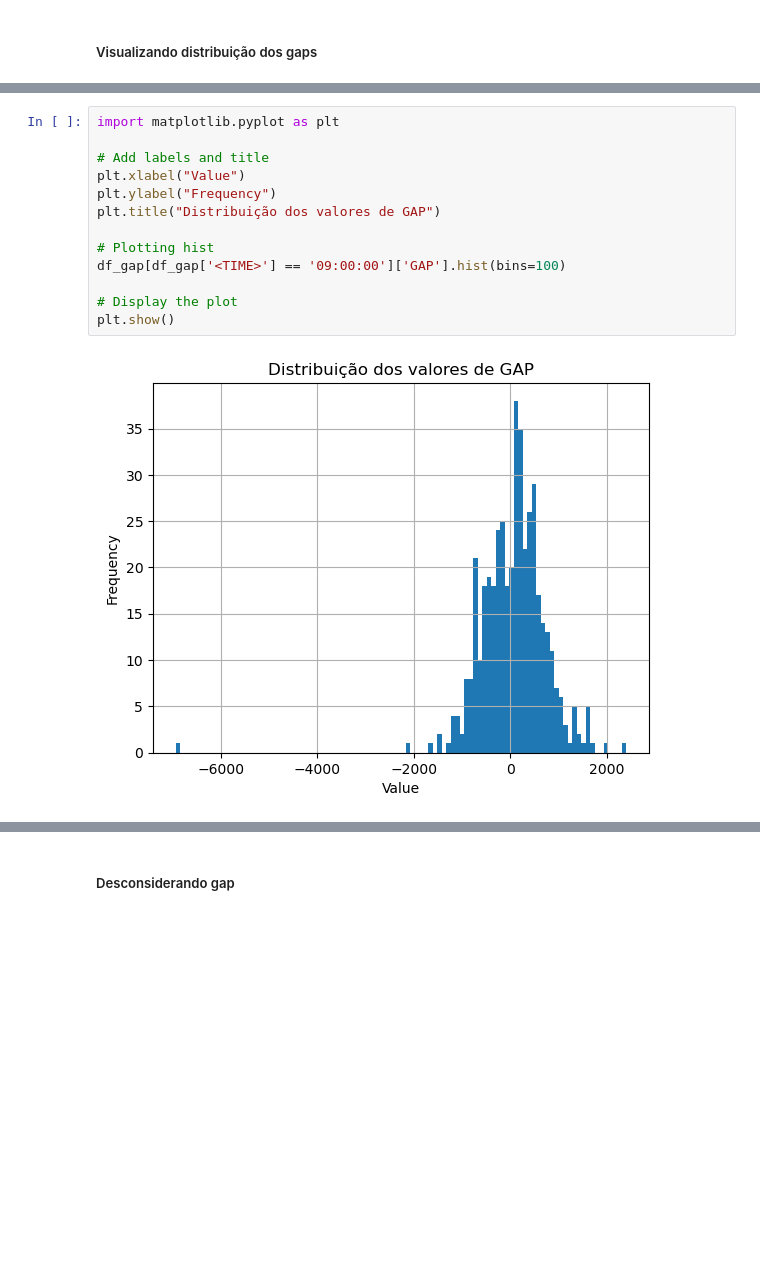
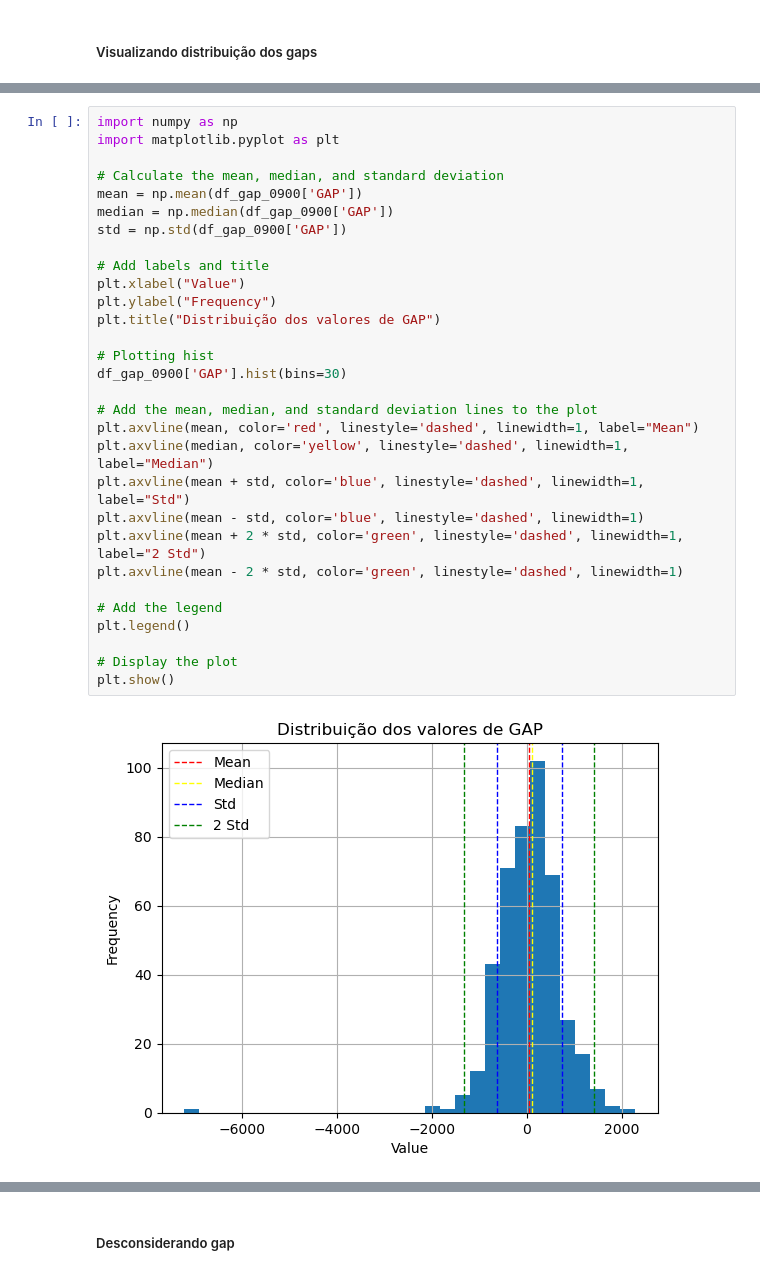
Before and after one commit to enzocunha/Datascience, a Jupyter notebook: T2/AnáliseWIN.ipynb, the cells around one changed output, grey strips where cells are left out. Saved outputs shown, nothing was run; the diff lists cells and outputs as text; blank space fills up the shorter version.

```diff
--- a/T2/AnáliseWIN.ipynb
+++ b/T2/AnáliseWIN.ipynb
@@ -181,16 +187,33 @@ df_gap_0900['GAP'].value_counts(bins=10, ascending=True)
 Name: GAP, dtype: int64
-# %%
-import matplotlib.pyplot as plt
-
-# Add labels and title
-plt.xlabel("Value")
-plt.ylabel("Frequency")
-plt.title("Distribuição dos valores de GAP")
-
-# Plotting hist
-df_gap[df_gap['<TIME>'] == '09:00:00']['GAP'].hist(bins=100)
-
-# Display the plot
-plt.show()
-# %% [output]
-[figure, removed]
+# %%
+import numpy as np
+import matplotlib.pyplot as plt
+
+# Calculate the mean, median, and standard deviation
+mean = np.mean(df_gap_0900['GAP'])
+median = np.median(df_gap_0900['GAP'])
+std = np.std(df_gap_0900['GAP'])
+
+# Add labels and title
+plt.xlabel("Value")
+plt.ylabel("Frequency")
+plt.title("Distribuição dos valores de GAP")
+
+# Plotting hist
+df_gap_0900['GAP'].hist(bins=30)
+
+# Add the mean, median, and standard deviation lines to the plot
+plt.axvline(mean, color='red', linestyle='dashed', linewidth=1, label="Mean")
+plt.axvline(median, color='yellow', linestyle='dashed', linewidth=1, label="Median")
+plt.axvline(mean + std, color='blue', linestyle='dashed', linewidth=1, label="Std")
+plt.axvline(mean - std, color='blue', linestyle='dashed', linewidth=1)
+plt.axvline(mean + 2 * std, color='green', linestyle='dashed', linewidth=1, label="2 Std")
+plt.axvline(mean - 2 * std, color='green', linestyle='dashed', linewidth=1)
+
+# Add the legend
+plt.legend()
+
+# Display the plot
+plt.show()
+# %% [output]
+[figure, added]
```
Also changed, not shown: parts of 40 cells of this notebook.
